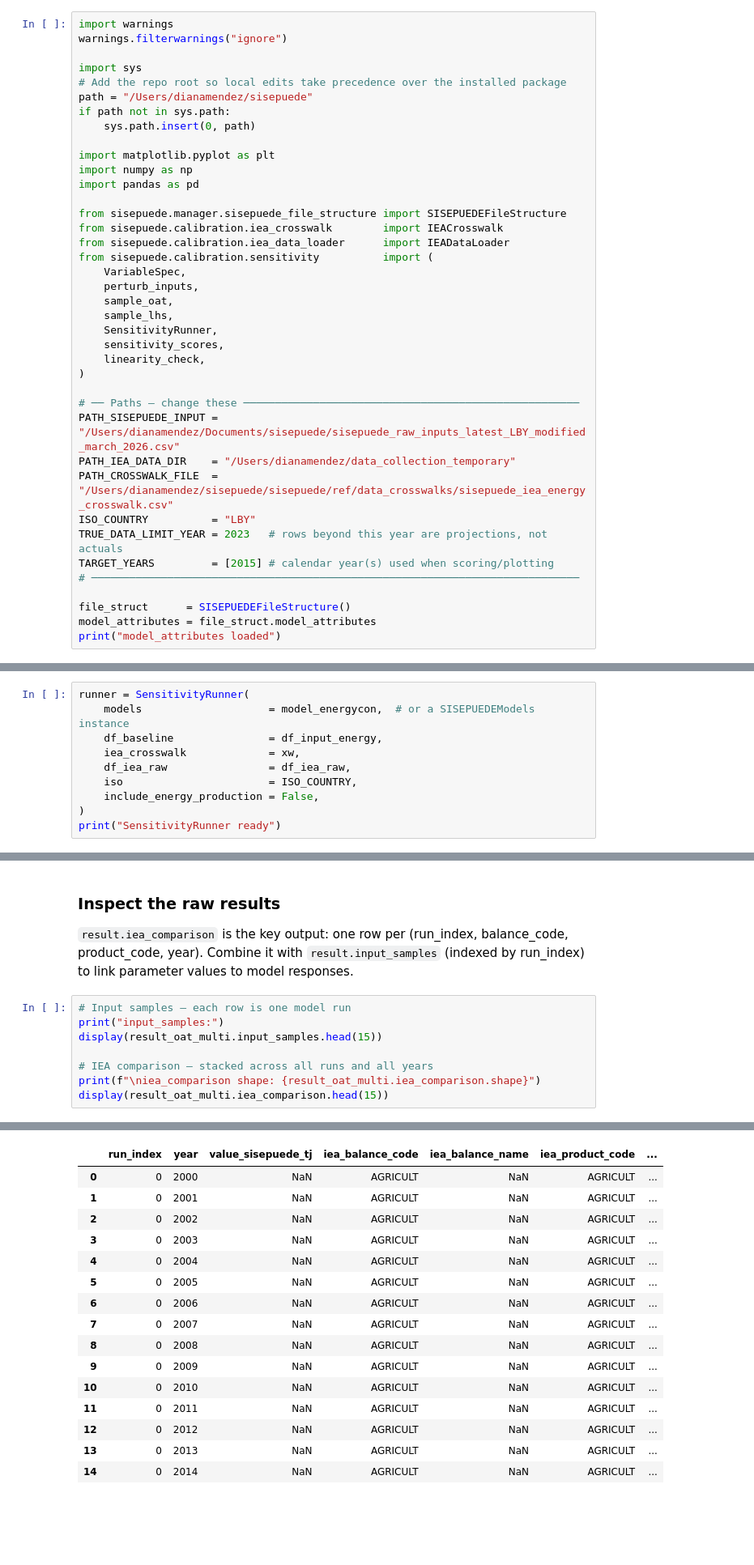
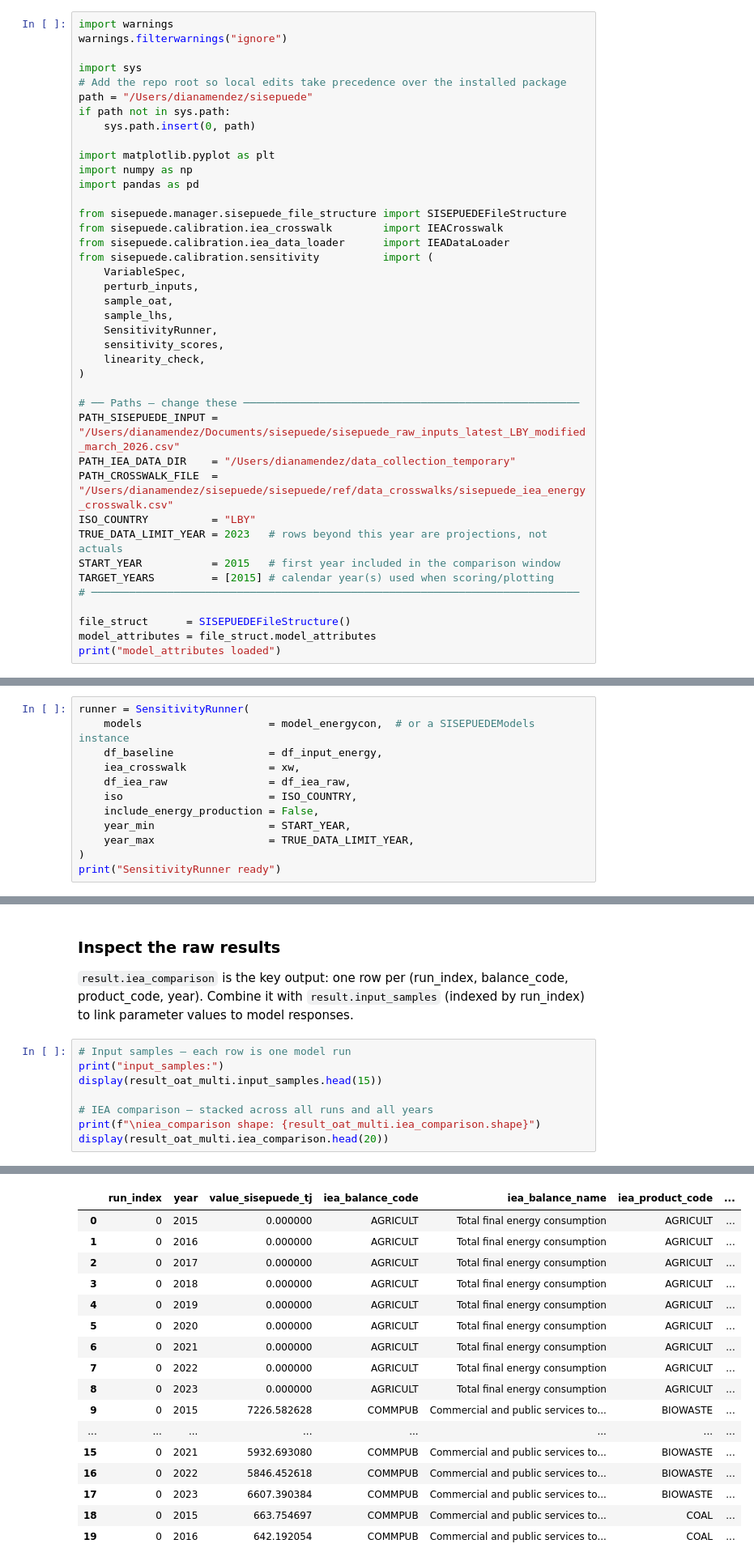
Before and after one commit to dpmendez/sisepuede, a Jupyter notebook: sisepuede/calibration/sensitivity_analysis_example.ipynb, the cells around one changed output, grey strips where cells are left out. Shown at 81% size. Drawn from its saved outputs; the diff is of its cells as text; blank space fills up the shorter version.

```diff
--- a/sisepuede/calibration/sensitivity_analysis_example.ipynb
+++ b/sisepuede/calibration/sensitivity_analysis_example.ipynb
@@ -56,6 +56,7 @@ PATH_IEA_DATA_DIR    = "/Users/dianamendez/data_collection_temporary"
 PATH_CROSSWALK_FILE  = "/Users/dianamendez/sisepuede/sisepuede/ref/data_crosswalks/sisepuede_iea_energy_crosswalk.csv"
 ISO_COUNTRY          = "LBY"
 TRUE_DATA_LIMIT_YEAR = 2023   # rows beyond this year are projections, not actuals
+START_YEAR           = 2015   # first year included in the comparison window
 TARGET_YEARS         = [2015] # calendar year(s) used when scoring/plotting
 # ─────────────────────────────────────────────────────────────────────────────
 
@@ -139,6 +140,8 @@ runner = SensitivityRunner(
     df_iea_raw                = df_iea_raw,
     iso                       = ISO_COUNTRY,
     include_energy_production = False,
+    year_min                  = START_YEAR,
+    year_max                  = TRUE_DATA_LIMIT_YEAR,
 )
 print("SensitivityRunner ready")
 # %% [output]
@@ -361,7 +378,7 @@ display(result_oat_multi.input_samples.head(15))
 
 # IEA comparison — stacked across all runs and all years
 print(f"\niea_comparison shape: {result_oat_multi.iea_comparison.shape}")
-display(result_oat_multi.iea_comparison.head(15))
+display(result_oat_multi.iea_comparison.head(20))
 # %% [output]
 input_samples:
 |  | frac_inen_energy_cement_coal | frac_inen_energy_cement_diesel | frac_inen_energy_cement_electricity |
@@ -382,19 +399,20 @@ iea_comparison shape: (9971, 18)
 |  | run_index | year | value_sisepuede_tj | iea_balance_code | iea_balance_name | iea_product_code | ... |
-| 0 | 0 | 2000 | NaN | AGRICULT | NaN | AGRICULT | ... |
-| 1 | 0 | 2001 | NaN | AGRICULT | NaN | AGRICULT | ... |
-| 2 | 0 | 2002 | NaN | AGRICULT | NaN | AGRICULT | ... |
-| 3 | 0 | 2003 | NaN | AGRICULT | NaN | AGRICULT | ... |
-| 4 | 0 | 2004 | NaN | AGRICULT | NaN | AGRICULT | ... |
-| 5 | 0 | 2005 | NaN | AGRICULT | NaN | AGRICULT | ... |
-| 6 | 0 | 2006 | NaN | AGRICULT | NaN | AGRICULT | ... |
-| 7 | 0 | 2007 | NaN | AGRICULT | NaN | AGRICULT | ... |
-| 8 | 0 | 2008 | NaN | AGRICULT | NaN | AGRICULT | ... |
-| 9 | 0 | 2009 | NaN | AGRICULT | NaN | AGRICULT | ... |
-| 10 | 0 | 2010 | NaN | AGRICULT | NaN | AGRICULT | ... |
-| 11 | 0 | 2011 | NaN | AGRICULT | NaN | AGRICULT | ... |
-| 12 | 0 | 2012 | NaN | AGRICULT | NaN | AGRICULT | ... |
-| 13 | 0 | 2013 | NaN | AGRICULT | NaN | AGRICULT | ... |
-| 14 | 0 | 2014 | NaN | AGRICULT | NaN | AGRICULT | ... |
+| 0 | 0 | 2015 | 0.000000 | AGRICULT | Total final energy consumption | AGRICULT | ... |
+| 1 | 0 | 2016 | 0.000000 | AGRICULT | Total final energy consumption | AGRICULT | ... |
+| 2 | 0 | 2017 | 0.000000 | AGRICULT | Total final energy consumption | AGRICULT | ... |
+| 3 | 0 | 2018 | 0.000000 | AGRICULT | Total final energy consumption | AGRICULT | ... |
+| 4 | 0 | 2019 | 0.000000 | AGRICULT | Total final energy consumption | AGRICULT | ... |
+| 5 | 0 | 2020 | 0.000000 | AGRICULT | Total final energy consumption | AGRICULT | ... |
+| 6 | 0 | 2021 | 0.000000 | AGRICULT | Total final energy consumption | AGRICULT | ... |
+| 7 | 0 | 2022 | 0.000000 | AGRICULT | Total final energy consumption | AGRICULT | ... |
+| 8 | 0 | 2023 | 0.000000 | AGRICULT | Total final energy consumption | AGRICULT | ... |
+| 9 | 0 | 2015 | 7226.582628 | COMMPUB | Commercial and public services to... | BIOWASTE | ... |
+| ... | ... | ... | ... | ... | ... | ... | ... |
+| 15 | 0 | 2021 | 5932.693080 | COMMPUB | Commercial and public services to... | BIOWASTE | ... |
+| 16 | 0 | 2022 | 5846.452618 | COMMPUB | Commercial and public services to... | BIOWASTE | ... |
+| 17 | 0 | 2023 | 6607.390384 | COMMPUB | Commercial and public services to... | BIOWASTE | ... |
+| 18 | 0 | 2015 | 663.754697 | COMMPUB | Commercial and public services to... | COAL | ... |
+| 19 | 0 | 2016 | 642.192054 | COMMPUB | Commercial and public services to... | COAL | ... |
 # %%
 # Full model output delta vs baseline — useful for spotting side-effects
 # on outputs that are NOT in the IEA crosswalk
```
Also changed, not shown: parts of 10 cells of this notebook, 3 other files.
